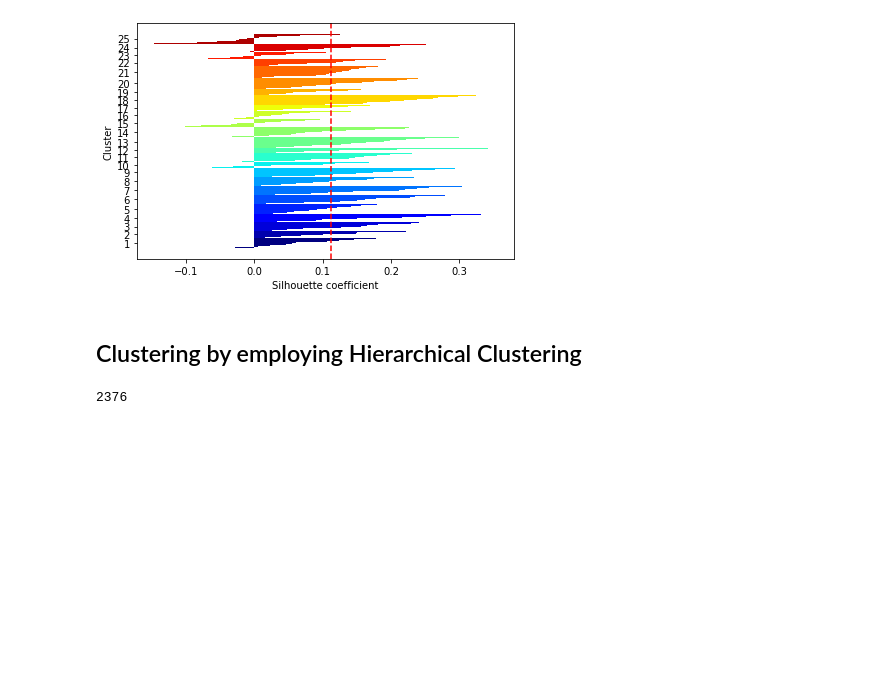
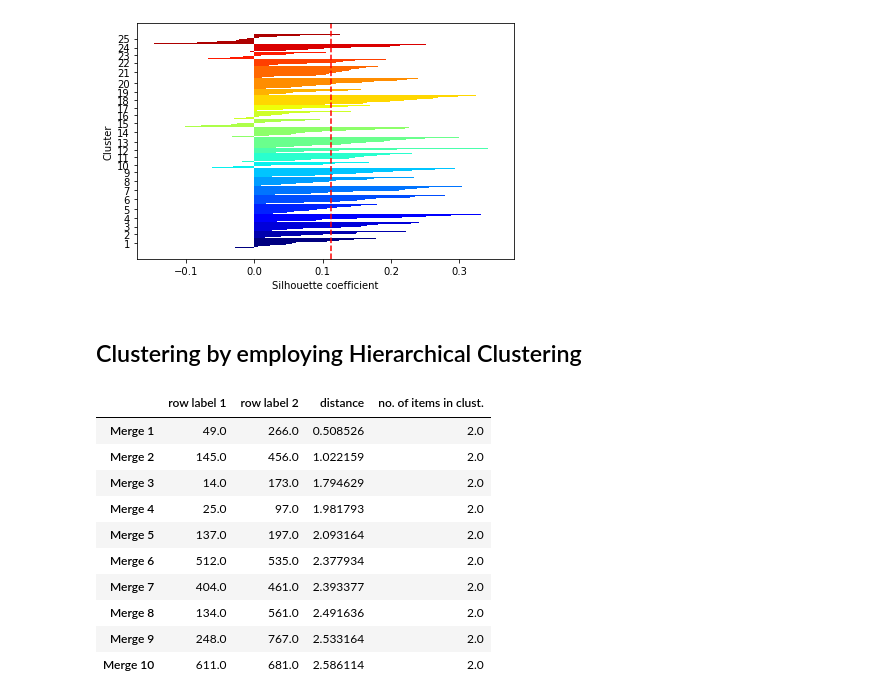
Before and after one commit to ZS-Weng/Machine_Learning, a Jupyter notebook: Clustering/KMeans vs Hiearchical Clustering.ipynb, the cells around one changed output. Cells and saved outputs as stored; diff of their text form; code cells hidden in the pictures; blank space fills up the shorter version.

```diff
--- a/Clustering/KMeans vs Hiearchical Clustering.ipynb
+++ b/Clustering/KMeans vs Hiearchical Clustering.ipynb
@@ -182,4 +177,0 @@ row_clusters = linkage(df_for_pca.values,
-# %%
-len(np.unique(row_clusters))
-# %% [output]
-2376
@@ -185,0 +185,14 @@ len(np.unique(row_clusters))
+# %%
+df_hc.head(10)
+# %% [output]
+|  | row label 1 | row label 2 | distance | no. of items in clust. |
+| Merge 1 | 49.0 | 266.0 | 0.508526 | 2.0 |
+| Merge 2 | 145.0 | 456.0 | 1.022159 | 2.0 |
+| Merge 3 | 14.0 | 173.0 | 1.794629 | 2.0 |
+| Merge 4 | 25.0 | 97.0 | 1.981793 | 2.0 |
+| Merge 5 | 137.0 | 197.0 | 2.093164 | 2.0 |
+| Merge 6 | 512.0 | 535.0 | 2.377934 | 2.0 |
+| Merge 7 | 404.0 | 461.0 | 2.393377 | 2.0 |
+| Merge 8 | 134.0 | 561.0 | 2.491636 | 2.0 |
+| Merge 9 | 248.0 | 767.0 | 2.533164 | 2.0 |
+| Merge 10 | 611.0 | 681.0 | 2.586114 | 2.0 |
```
Also changed, not shown: parts of 6 cells of this notebook.
